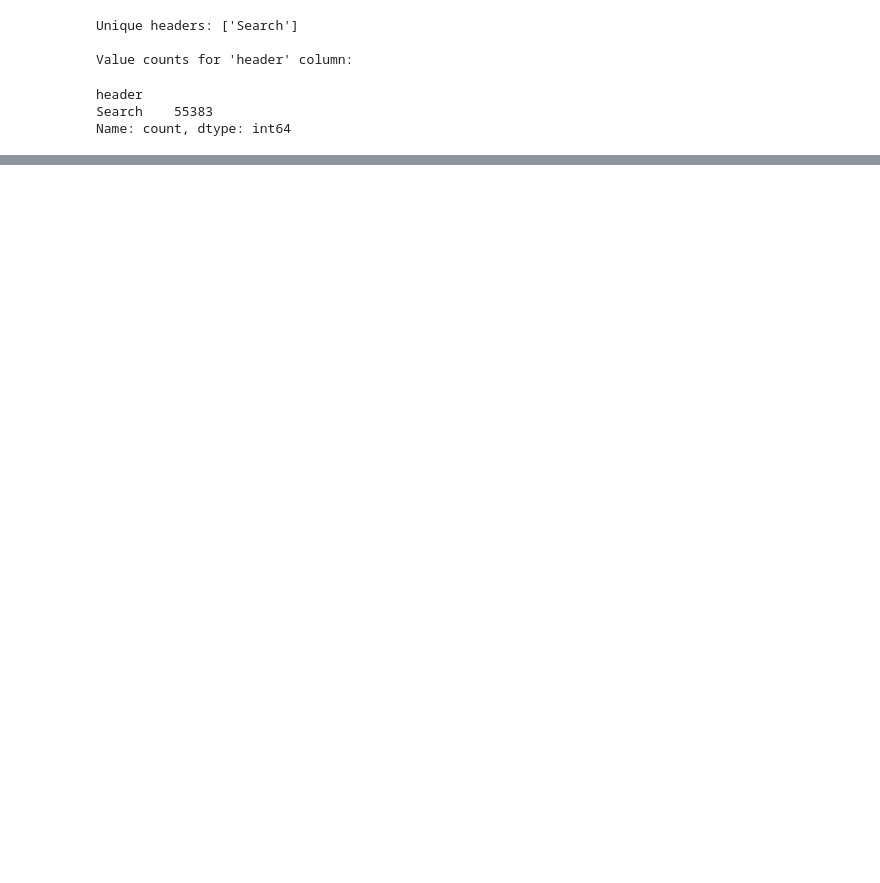
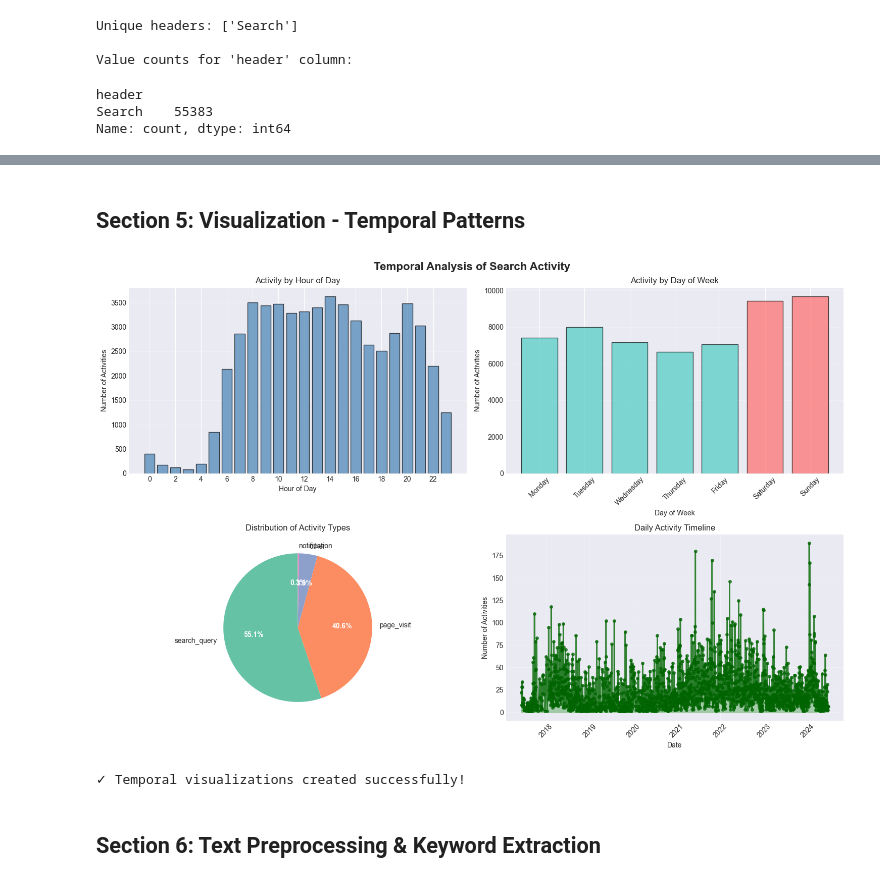
Before and after one commit to jaggernaut007/fabric-context-portability, a Jupyter notebook: 0. data_exploration.ipynb, the cells around one changed output, grey strips where cells are left out. Drawn from its saved outputs; the diff is of its cells as text; code cells hidden in the pictures; blank space fills up the shorter version.

```diff
--- a/0. data_exploration.ipynb
+++ b/0. data_exploration.ipynb
@@ -95,0 +320,57 @@ Name: count, dtype: int64
+# %% [markdown]
+## Section 5: Visualization - Temporal Patterns
+# %%
+# Create temporal visualizations
+fig, axes = plt.subplots(2, 2, figsize=(15, 10))
+fig.suptitle('Temporal Analysis of Search Activity', fontsize=16, fontweight='bold')
+
+# 1. Hourly distribution
+hourly_data = df['hour'].value_counts().sort_index()
+axes[0, 0].bar(hourly_data.index, hourly_data.values, color='steelblue', edgecolor='black', alpha=0.7)
+axes[0, 0].set_xlabel('Hour of Day')
+axes[0, 0].set_ylabel('Number of Activities')
+axes[0, 0].set_title('Activity by Hour of Day')
+axes[0, 0].grid(axis='y', alpha=0.3)
+axes[0, 0].set_xticks(range(0, 24, 2))
+
+# 2. Day of week distribution
+day_order = ['Monday', 'Tuesday', 'Wednesday', 'Thursday', 'Friday', 'Saturday', 'Sunday']
+day_counts = [int((df['day_of_week'] == day).sum()) for day in day_order]
+colors = ['#FF6B6B' if day in ['Saturday', 'Sunday'] else '#4ECDC4' for day in day_order]
+axes[0, 1].bar(day_order, day_counts, color=colors, edgecolor='black', alpha=0.7)
+axes[0, 1].set_xlabel('Day of Week')
+axes[0, 1].set_ylabel('Number of Activities')
+axes[0, 1].set_title('Activity by Day of Week')
+axes[0, 1].tick_params(axis='x', rotation=45)
+axes[0, 1].grid(axis='y', alpha=0.3)
+
+# 3. Activity type distribution
+activity_counts = df['activity_type'].value_counts()
+colors_pie = sns.color_palette("Set2", len(activity_counts))
+wedges, texts, autotexts = axes[1, 0].pie(activity_counts.values, labels=activity_counts.index,
+                                            autopct='%1.1f%%', colors=colors_pie, startangle=90)
+axes[1, 0].set_title('Distribution of Activity Types')
+for autotext in autotexts:
+    autotext.set_color('white')
+    autotext.set_fontweight('bold')
+
+# 4. Timeline - Activities over time
+daily_counts = df.groupby(df['timestamp'].dt.date).size()
+axes[1, 1].plot(daily_counts.index, daily_counts.values, marker='o', linestyle='-',
+                linewidth=2, markersize=4, color='darkgreen', alpha=0.7)
+axes[1, 1].fill_between(daily_counts.index, daily_counts.values, alpha=0.3, color='green')
+axes[1, 1].set_xlabel('Date')
+axes[1, 1].set_ylabel('Number of Activities')
+axes[1, 1].set_title('Daily Activity Timeline')
+axes[1, 1].grid(alpha=0.3)
+axes[1, 1].tick_params(axis='x', rotation=45)
+
+plt.tight_layout()
+plt.show()
+
+print("✓ Temporal visualizations created successfully!")
+# %% [output]
+[figure, added]
+✓ Temporal visualizations created successfully!
+# %% [markdown]
+## Section 6: Text Preprocessing & Keyword Extraction
```
Also changed, not shown: parts of 26 cells of this notebook, 31 other files.
